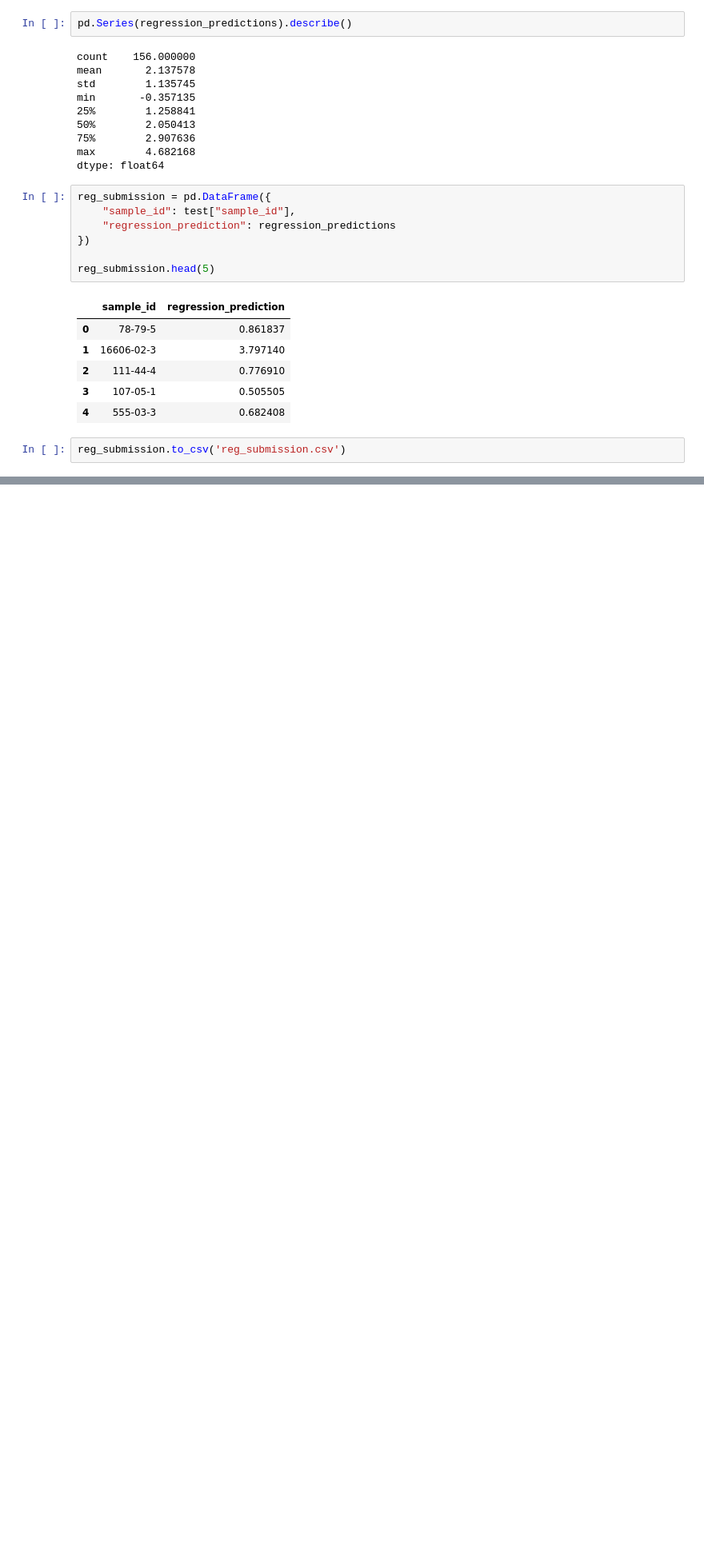
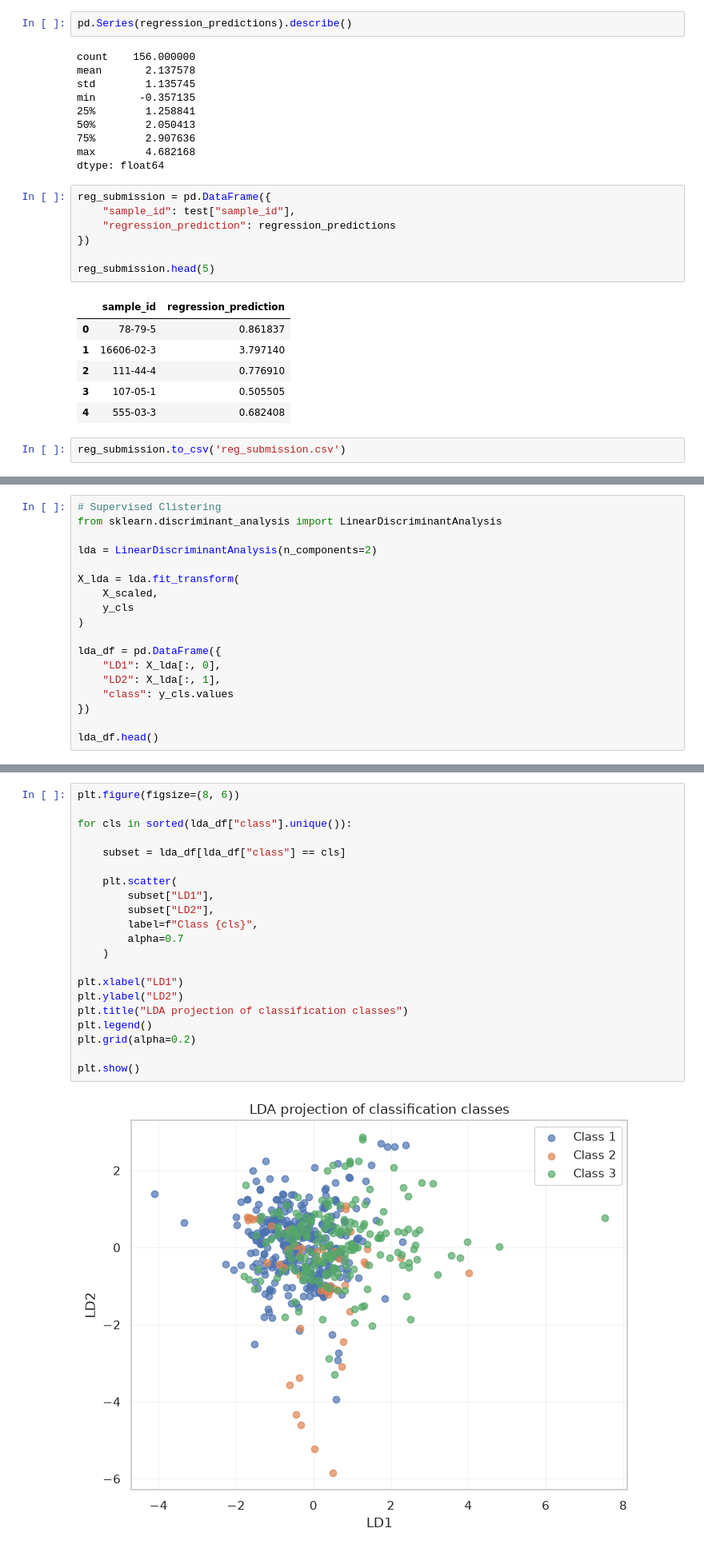
Before and after one commit to nnvero/KSE_ML_for_bioinformatics, a Jupyter notebook: practicals/week3/P3.ipynb, the cells around one changed output, grey strips where cells are left out. Shown at 80% size. Drawn from its saved outputs; the diff is of its cells as text; blank space fills up the shorter version.

```diff
--- a/practicals/week3/P3.ipynb
+++ b/practicals/week3/P3.ipynb
@@ -823,0 +1296,18 @@ reg_submission.to_csv('reg_submission.csv')
+# %%
+# Supervised Clistering
+from sklearn.discriminant_analysis import LinearDiscriminantAnalysis
+
+lda = LinearDiscriminantAnalysis(n_components=2)
+
+X_lda = lda.fit_transform(
+    X_scaled,
+    y_cls
+)
+
+lda_df = pd.DataFrame({
+    "LD1": X_lda[:, 0],
+    "LD2": X_lda[:, 1],
+    "class": y_cls.values
+})
+
+lda_df.head()
@@ -823,0 +1321,23 @@ reg_submission.to_csv('reg_submission.csv')
+# %%
+plt.figure(figsize=(8, 6))
+
+for cls in sorted(lda_df["class"].unique()):
+
+    subset = lda_df[lda_df["class"] == cls]
+
+    plt.scatter(
+        subset["LD1"],
+        subset["LD2"],
+        label=f"Class {cls}",
+        alpha=0.7
+    )
+
+plt.xlabel("LD1")
+plt.ylabel("LD2")
+plt.title("LDA projection of classification classes")
+plt.legend()
+plt.grid(alpha=0.2)
+
+plt.show()
+# %% [output]
+[figure, added]
```
Also changed, not shown: parts of 63 cells of this notebook, 1 other file.
